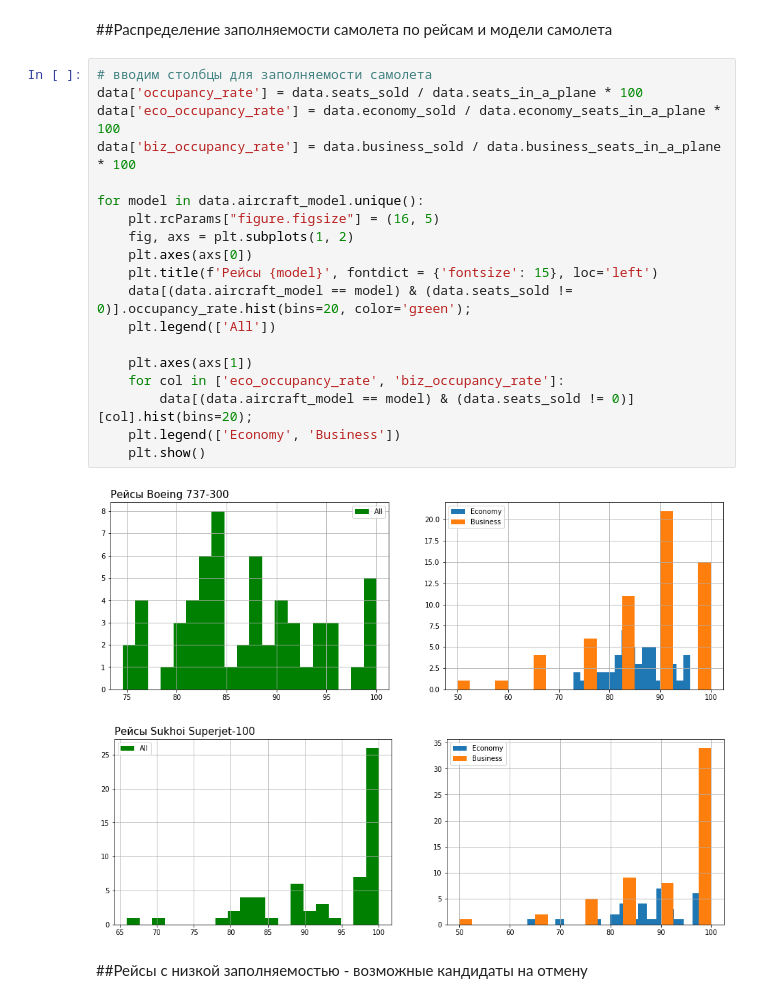
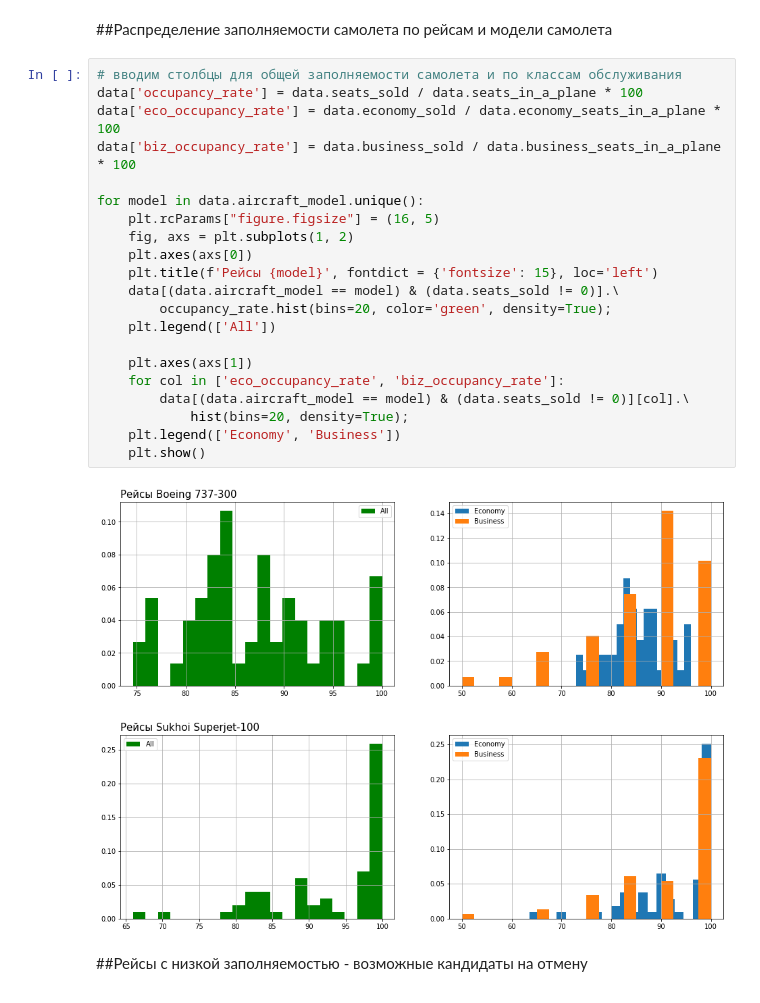
Before and after one commit to akitim/SkillFactory_projects, a Jupyter notebook: Akimkin_Timofey_Проект_4_Авиарейсы_без_потерь_EDA.ipynb, the cells around one changed output. Saved outputs shown, nothing was run; the diff lists cells and outputs as text.

```diff
--- a/Akimkin_Timofey_Проект_4_Авиарейсы_без_потерь_EDA.ipynb
+++ b/Akimkin_Timofey_Проект_4_Авиарейсы_без_потерь_EDA.ipynb
@@ -99,27 +99,29 @@ data.fillna(0, inplace=True) # заполняем отсутствующие д
 # %% [markdown]
 ##Распределение заполняемости самолета по рейсам и модели самолета
 # %%
-# вводим столбцы для заполняемости самолета
+# вводим столбцы для общей заполняемости самолета и по классам обслуживания
 data['occupancy_rate'] = data.seats_sold / data.seats_in_a_plane * 100
 data['eco_occupancy_rate'] = data.economy_sold / data.economy_seats_in_a_plane * 100
 data['biz_occupancy_rate'] = data.business_sold / data.business_seats_in_a_plane * 100
 
 for model in data.aircraft_model.unique():
     plt.rcParams["figure.figsize"] = (16, 5)
     fig, axs = plt.subplots(1, 2)
     plt.axes(axs[0])
     plt.title(f'Рейсы {model}', fontdict = {'fontsize': 15}, loc='left')
-    data[(data.aircraft_model == model) & (data.seats_sold != 0)].occupancy_rate.hist(bins=20, color='green');
+    data[(data.aircraft_model == model) & (data.seats_sold != 0)].\
+        occupancy_rate.hist(bins=20, color='green', density=True);
     plt.legend(['All'])
 
     plt.axes(axs[1])
     for col in ['eco_occupancy_rate', 'biz_occupancy_rate']:
-        data[(data.aircraft_model == model) & (data.seats_sold != 0)][col].hist(bins=20);
+        data[(data.aircraft_model == model) & (data.seats_sold != 0)][col].\
+            hist(bins=20, density=True);
     plt.legend(['Economy', 'Business'])
     plt.show()
 # %% [output]
-[figure, old version]
+[figure, new version]
-[figure, old version]
+[figure, new version]
 # %% [markdown]
 ##Рейсы с низкой заполняемостью - возможные кандидаты на отмену
 # %%
```
Also changed, not shown: parts of 2 cells of this notebook.
